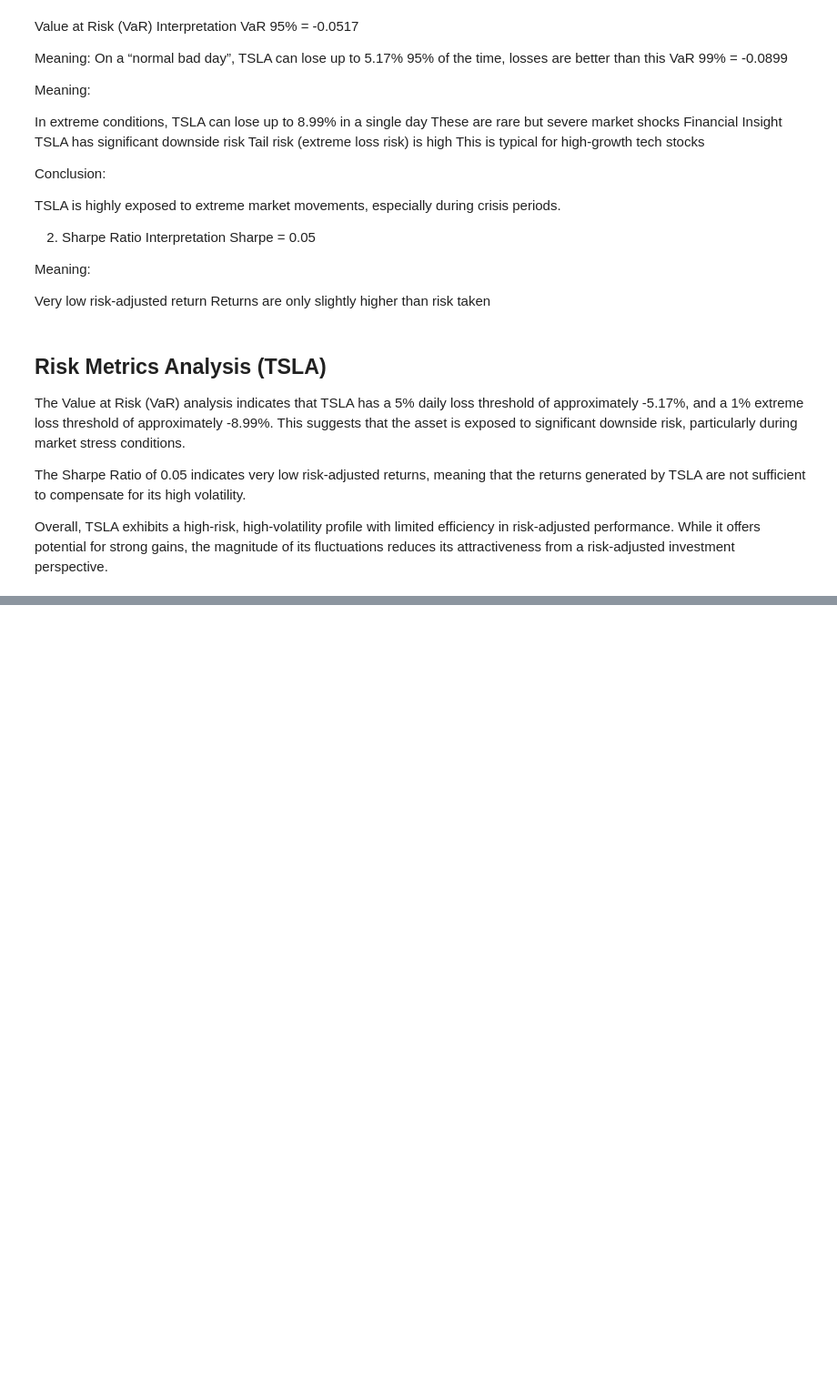
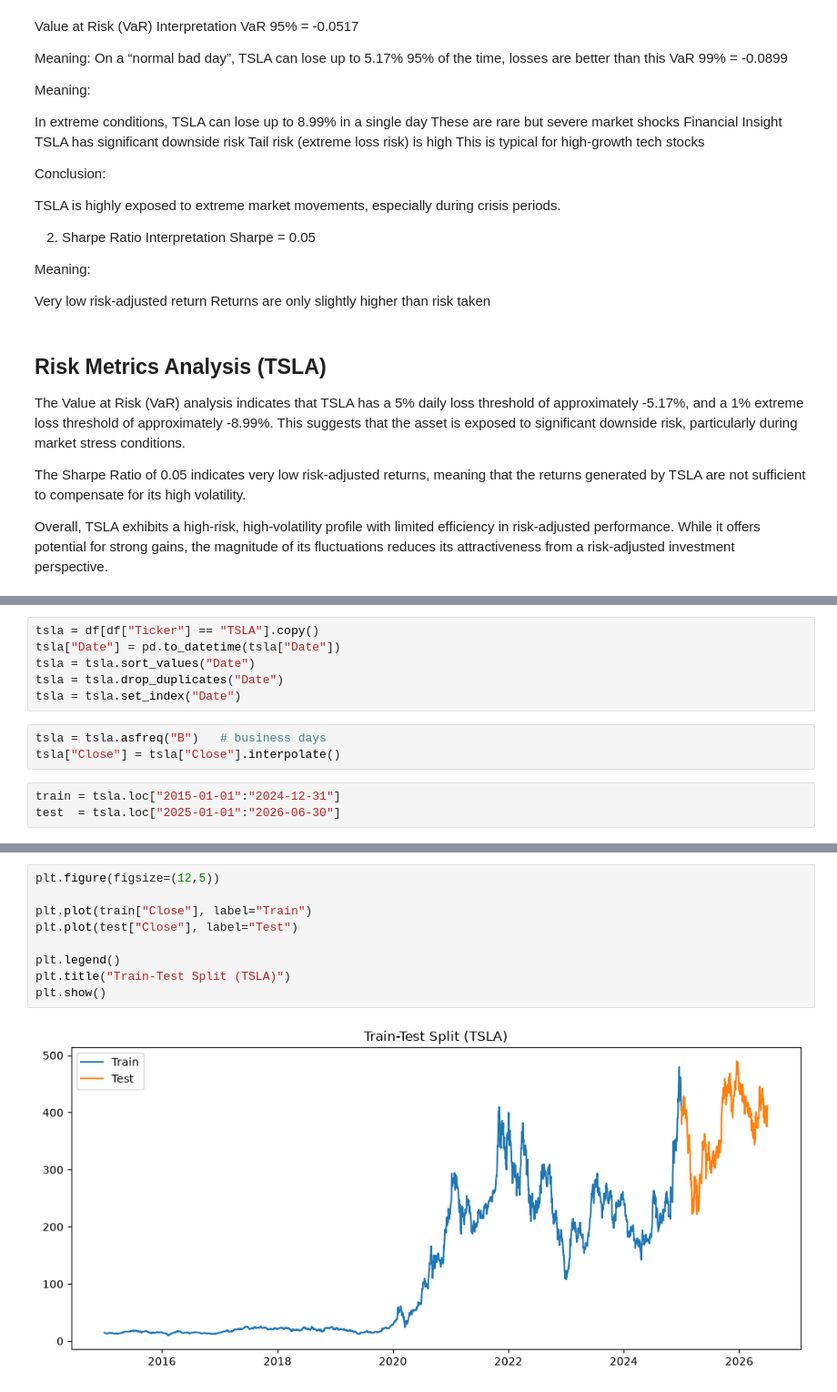
Before and after one commit to Richo-Worku/portfolio-optimization, a Jupyter notebook: notebooks/02_eda.ipynb, the cells around one changed output, grey strips where cells are left out. Shown at 91% size. Cells and saved outputs as stored; diff of their text form; blank space fills up the shorter version.

```diff
--- a/notebooks/02_eda.ipynb
+++ b/notebooks/02_eda.ipynb
@@ -236,0 +276,12 @@ Overall, TSLA exhibits a high-risk, high-volatility profile with limited efficie
+# %%
+tsla = df[df["Ticker"] == "TSLA"].copy()
+tsla["Date"] = pd.to_datetime(tsla["Date"])
+tsla = tsla.sort_values("Date")
+tsla = tsla.drop_duplicates("Date")
+tsla = tsla.set_index("Date")
+# %%
+tsla = tsla.asfreq("B")   # business days
+tsla["Close"] = tsla["Close"].interpolate()
+# %%
+train = tsla.loc["2015-01-01":"2024-12-31"]
+test  = tsla.loc["2025-01-01":"2026-06-30"]
@@ -236,0 +294,11 @@ Overall, TSLA exhibits a high-risk, high-volatility profile with limited efficie
+# %%
+plt.figure(figsize=(12,5))
+
+plt.plot(train["Close"], label="Train")
+plt.plot(test["Close"], label="Test")
+
+plt.legend()
+plt.title("Train-Test Split (TSLA)")
+plt.show()
+# %% [output]
+[figure, added]
```
Also changed, not shown: parts of 24 cells of this notebook.
